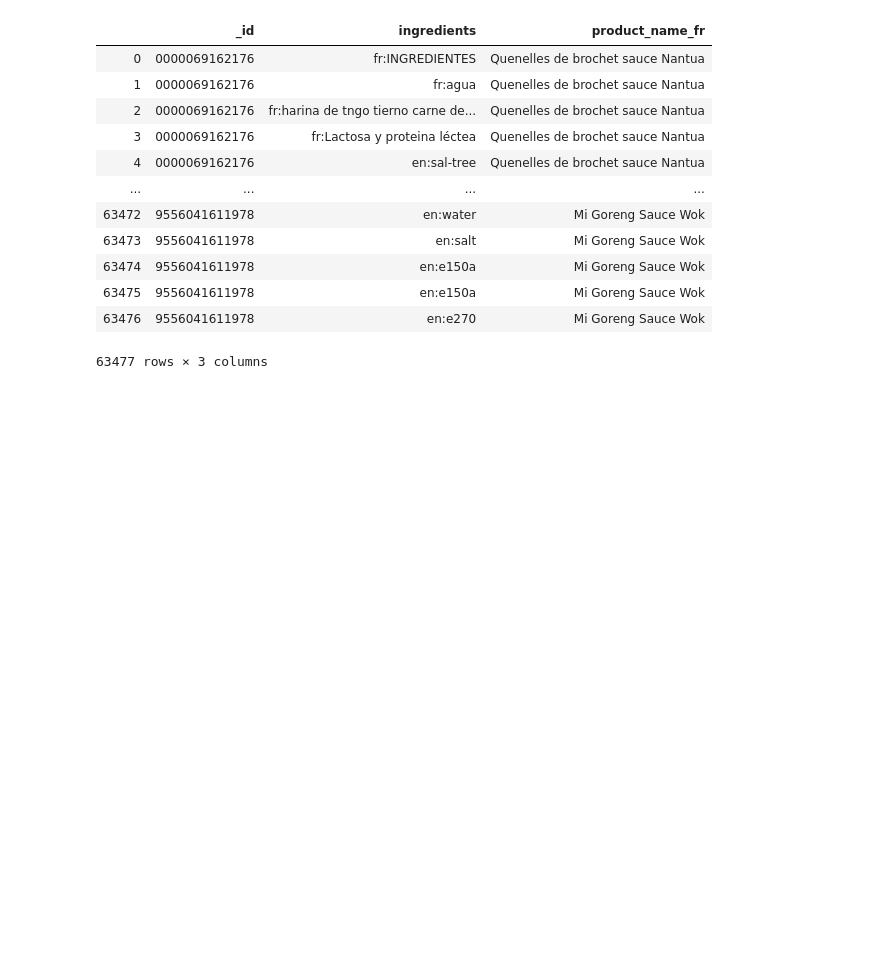
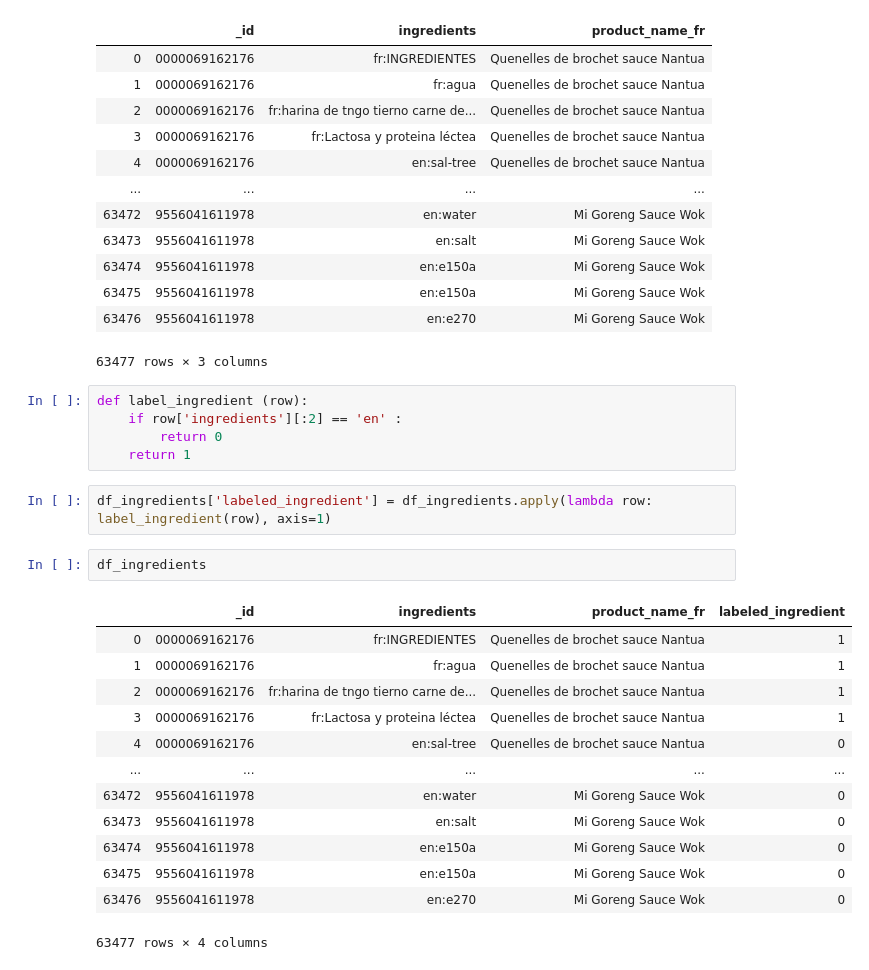
Before and after one commit to alex-toy/italians_do_it_better, a Jupyter notebook: Italians_do_it_better_MongoDB.ipynb, the cells around one changed output. Saved outputs shown, nothing was run; the diff lists cells and outputs as text; blank space fills up the shorter version.

Commit message:
added label column for ingredients based on en or fr

```diff
--- a/Italians_do_it_better_MongoDB.ipynb
+++ b/Italians_do_it_better_MongoDB.ipynb
@@ -276,3 +276,26 @@ df_ingredients
 | 63475 | 9556041611978 | en:e150a | Mi Goreng Sauce Wok |
 | 63476 | 9556041611978 | en:e270 | Mi Goreng Sauce Wok |
 63477 rows × 3 columns
+# %%
+def label_ingredient (row):
+    if row['ingredients'][:2] == 'en' :
+        return 0
+    return 1
+# %%
+df_ingredients['labeled_ingredient'] = df_ingredients.apply(lambda row: label_ingredient(row), axis=1)
+# %%
+df_ingredients
+# %% [output]
+|  | _id | ingredients | product_name_fr | labeled_ingredient |
+| 0 | 0000069162176 | fr:INGREDIENTES | Quenelles de brochet sauce Nantua | 1 |
+| 1 | 0000069162176 | fr:agua | Quenelles de brochet sauce Nantua | 1 |
+| 2 | 0000069162176 | fr:harina de tngo tierno carne de... | Quenelles de brochet sauce Nantua | 1 |
+| 3 | 0000069162176 | fr:Lactosa y proteina léctea | Quenelles de brochet sauce Nantua | 1 |
+| 4 | 0000069162176 | en:sal-tree | Quenelles de brochet sauce Nantua | 0 |
+| ... | ... | ... | ... | ... |
+| 63472 | 9556041611978 | en:water | Mi Goreng Sauce Wok | 0 |
+| 63473 | 9556041611978 | en:salt | Mi Goreng Sauce Wok | 0 |
+| 63474 | 9556041611978 | en:e150a | Mi Goreng Sauce Wok | 0 |
+| 63475 | 9556041611978 | en:e150a | Mi Goreng Sauce Wok | 0 |
+| 63476 | 9556041611978 | en:e270 | Mi Goreng Sauce Wok | 0 |
+63477 rows × 4 columns
```
